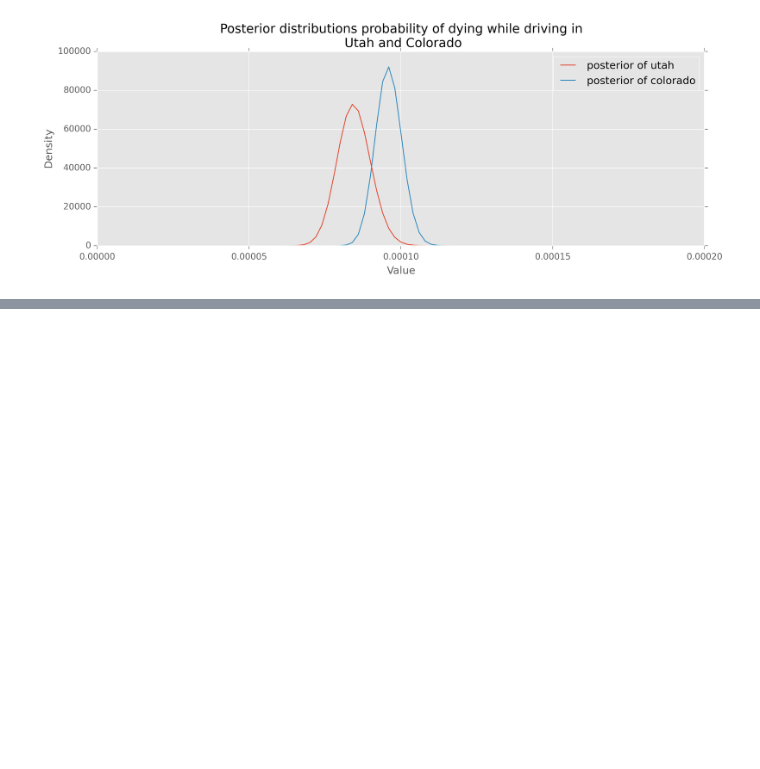
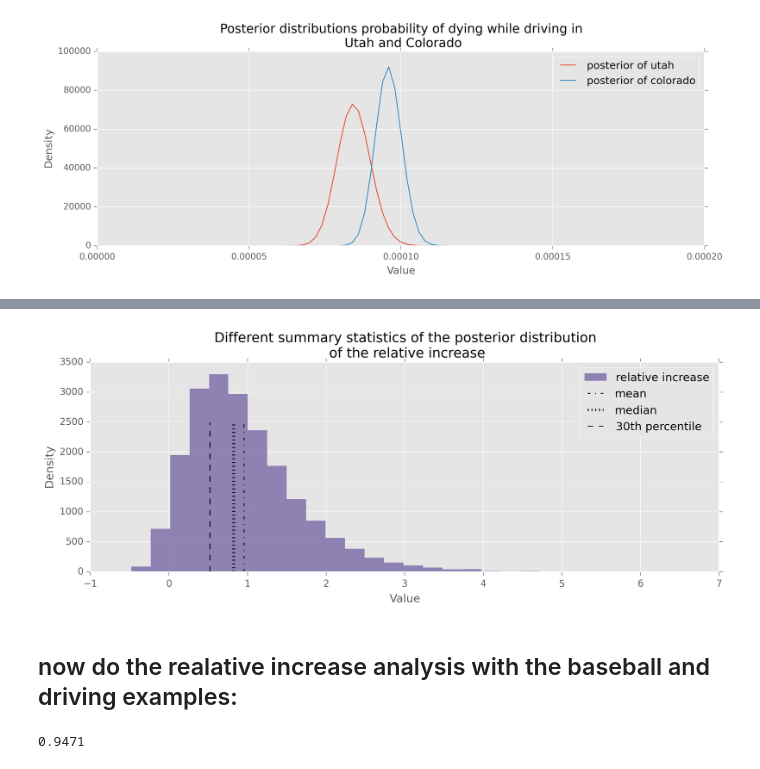
Before and after one commit to doolingdavid/Probabilistic-Programming-and-Bayesian-Methods-for-Hackers, a Jupyter notebook: ABNOTES.ipynb, the cells around one changed output, grey strips where cells are left out. Cells and saved outputs as stored; diff of their text form; code cells hidden in the pictures; blank space fills up the shorter version.

```diff
--- a/ABNOTES.ipynb
+++ b/ABNOTES.ipynb
@@ -779,0 +924,47 @@ plt.xlim(0,.0002)
+# %%
+mean = posterior_rel_increase.mean()
+median = np.percentile(posterior_rel_increase, 50)
+conservative_percentile = np.percentile(posterior_rel_increase, 30)
+
+plt.hist(posterior_rel_increase,histtype='stepfilled', bins=30, alpha=0.80,
+         label = 'relative increase',color='#7A68A6', normed=False)
+
+
+plt.vlines(mean, 0, 2500, linestyles='-.', label='mean')
+plt.vlines(median, 0, 2500, linestyles=':', label='median', lw=3)
+plt.vlines(conservative_percentile, 0, 2500, linestyles='--',
+           label='30th percentile')
+plt.xlabel('Value')
+plt.ylabel('Density')
+plt.title("Different summary statistics of the posterior distribution \n of the relative increase")
+
+plt.legend();
+# %% [output]
+[figure, added]
+# %% [markdown]
+## now do the realative increase analysis with the baseball and driving examples:
+# %%
+utah_pop = 2812137
+utah_crash = 237
+
+colorado_pop = 5114827
+colorado_crash = 490
+
+from scipy.stats import beta
+alpha_prior = 1
+beta_prior = 1
+
+posterior_utah = beta(alpha_prior + utah_crash,
+                    beta_prior + utah_pop - utah_crash)
+
+posterior_colorado = beta(alpha_prior + colorado_crash,
+                    beta_prior + colorado_pop - colorado_crash)
+
+
+samples = 20000 # We want this to be large to get a better approximation.
+samples_posterior_utah = posterior_utah.rvs(samples)
+samples_posterior_colorado = posterior_colorado.rvs(samples)
+
+print (samples_posterior_colorado > samples_posterior_utah).mean()
+# %% [output]
+0.9471
```
Also changed, not shown: parts of 28 cells of this notebook.
